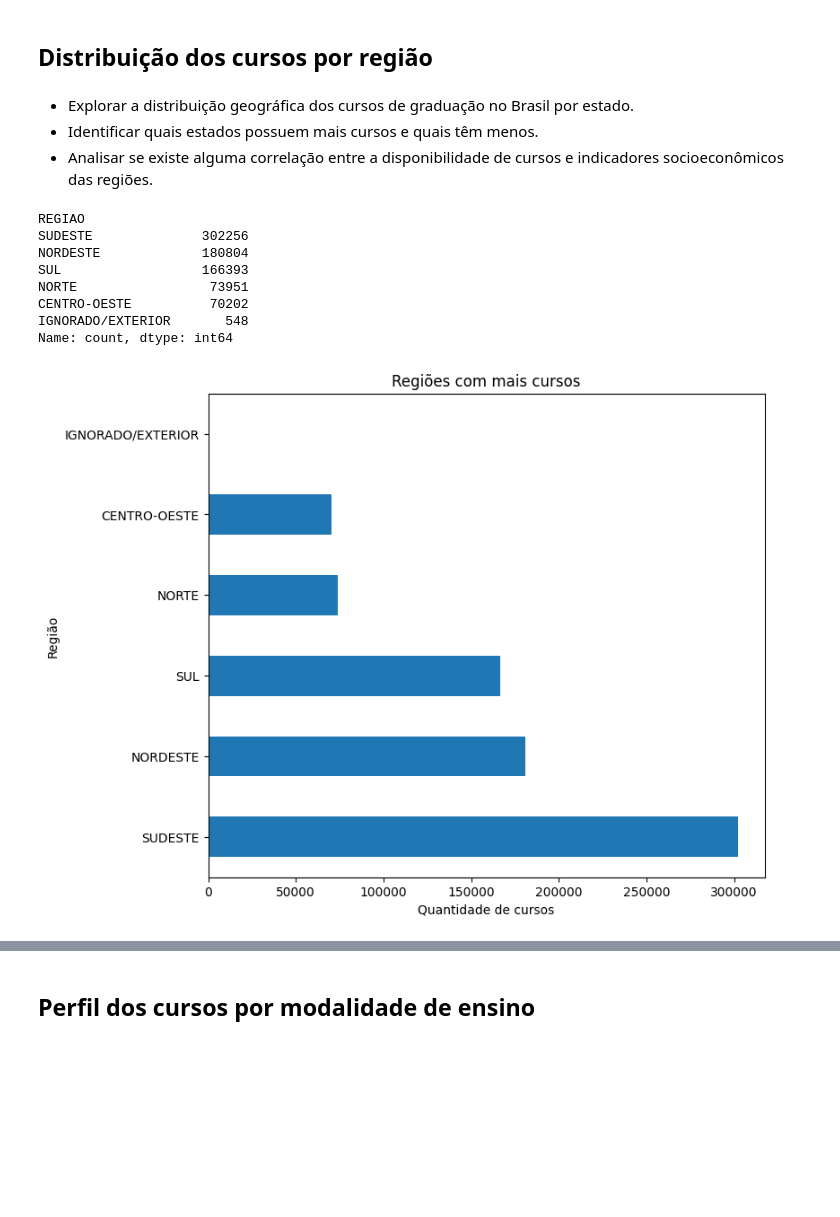
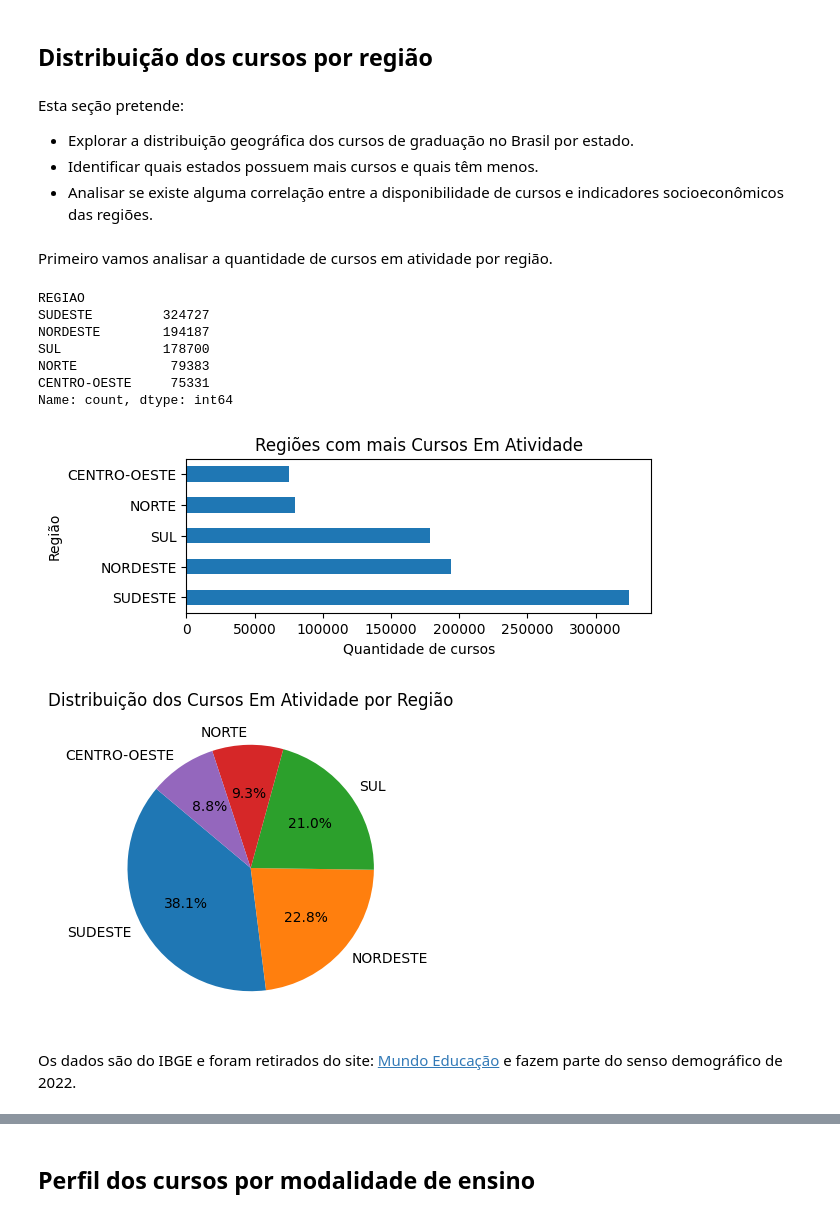
Before and after one commit to willemromao/cursos_graduacao_brasil, a Jupyter notebook: Ensino_Superior_Brasil.ipynb, the cells around one changed output, grey strips where cells are left out. Drawn from its saved outputs; the diff is of its cells as text; code cells hidden in the pictures; blank space fills up the shorter version.

```diff
--- a/Ensino_Superior_Brasil.ipynb
+++ b/Ensino_Superior_Brasil.ipynb
@@ -229,3 +267,5 @@ Name: count, dtype: int64
+# %%
+df = df.drop(df[(df['UF'] == 'ZZ') & (df['REGIAO'] == 'IGNORADO/EXTERIOR')].index)
 # %% [markdown]
 ## **Tratamento de valores ausentes**
 # %%
@@ -270,0 +317,2 @@ dtype: int64
+# %%
+df_ea = df[df['SITUACAO_CURSO'] == 'Em atividade'] # df_ea = dataframe apenas com cursos em atividades
@@ -362,25 +572,38 @@ Com esse refinamento tivemos uma redução de 49.756 cursos.
 # %% [markdown]
 ## **Distribuição dos cursos por região**
 # %% [markdown]
+Esta seção pretende:
+
 - Explorar a distribuição geográfica dos cursos de graduação no Brasil por estado.
 - Identificar quais estados possuem mais cursos e quais têm menos.
 - Analisar se existe alguma correlação entre a disponibilidade de cursos e indicadores socioeconômicos das regiões.
+# %% [markdown]
+Primeiro vamos analisar a quantidade de cursos em atividade por região.
 # %%
-dfa['REGIAO'].value_counts()
+df_ea['REGIAO'].value_counts()
 # %% [output]
 REGIAO
-SUDESTE              302256
-NORDESTE             180804
-SUL                  166393
-NORTE                 73951
-CENTRO-OESTE          70202
-IGNORADO/EXTERIOR       548
+SUDESTE         324727
+NORDESTE        194187
+SUL             178700
+NORTE            79383
+CENTRO-OESTE     75331
 Name: count, dtype: int64
 # %%
-dfa['REGIAO'].value_counts().plot.barh(figsize=(8, 7))
-plt.title('Regiões com mais cursos')
+df_ea['REGIAO'].value_counts().plot.barh(figsize=(6, 2))
+plt.title('Regiões com mais Cursos Em Atividade')
 plt.xlabel('Quantidade de cursos')
 plt.ylabel('Região')
 plt.show()
 # %% [output]
-[figure, old version]
+[figure, new version]
+# %%
+plt.figure(figsize=(4,4))
+
+qt_regiao = df_ea['REGIAO'].value_counts()
+
+plt.pie(qt_regiao, labels=qt_regiao.index, autopct='%1.1f%%', startangle=140)
+plt.title('Distribuição dos Cursos Em Atividade por Região')
+plt.show()
+# %% [output]
+[figure, added]
@@ -386,0 +617,2 @@ plt.show()
+# %% [markdown]
+Os dados são do IBGE e foram retirados do site: [Mundo Educação](https://mundoeducacao.uol.com.br/geografia/populacao-brasileira.htm) e fazem parte do senso demográfico de 2022.
```
Also changed, not shown: parts of 204 cells of this notebook, 1 other file.
